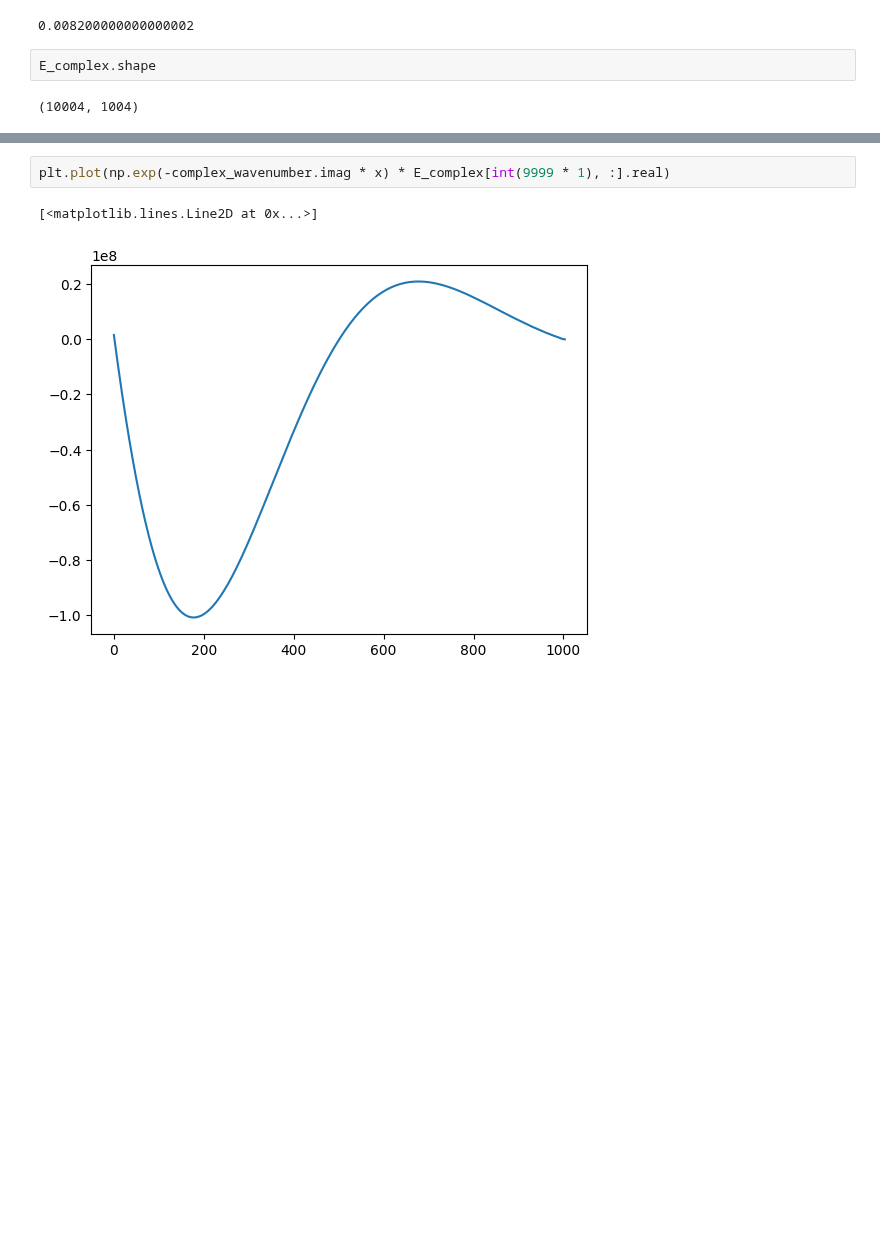
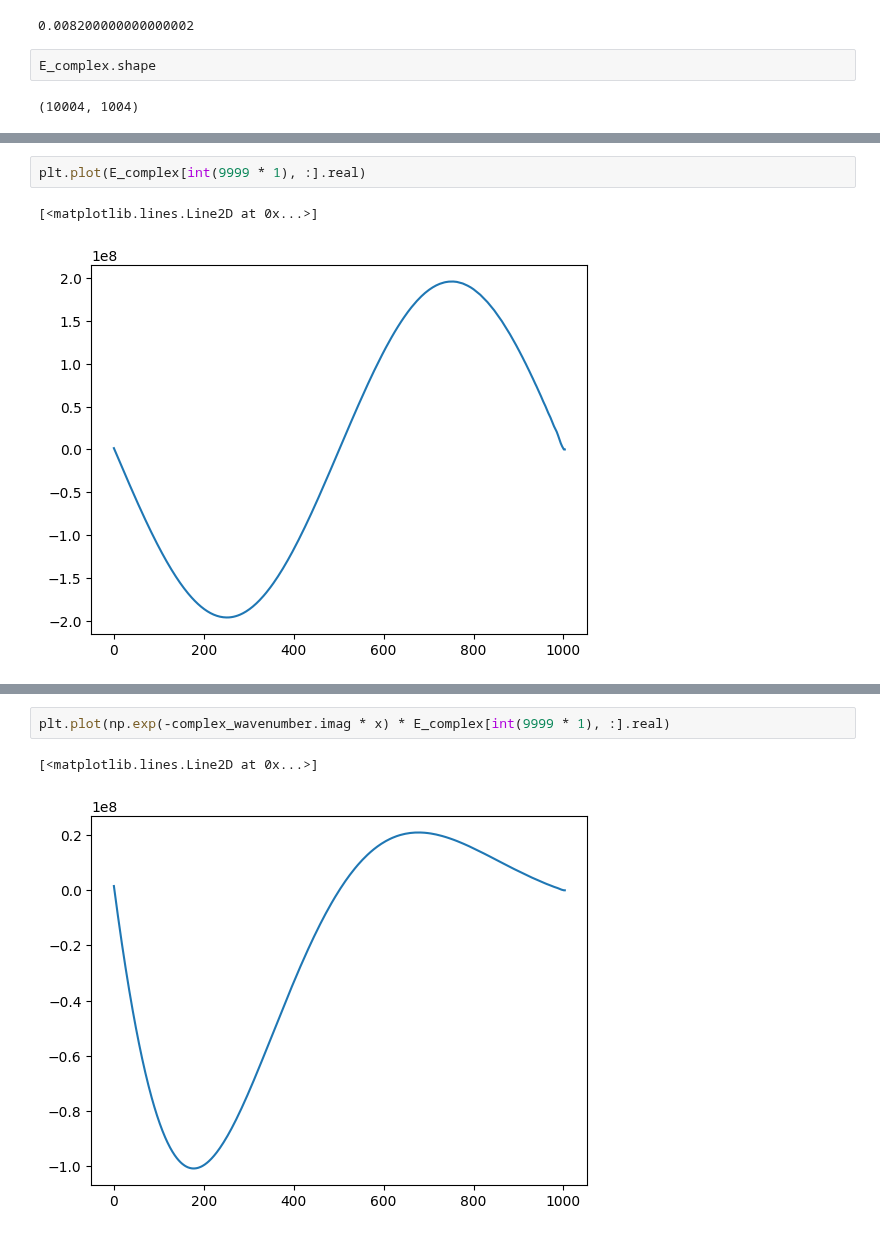
Before and after one commit to nickdavila/1D-Electromagnetic-Wave-Solver, a Jupyter notebook: Code/finite_difference_schemes.ipynb, the cells around one changed output, grey strips where cells are left out. Saved outputs shown, nothing was run; the diff lists cells and outputs as text; blank space fills up the shorter version.

```diff
--- a/Code/finite_difference_schemes.ipynb
+++ b/Code/finite_difference_schemes.ipynb
@@ -422,0 +404,5 @@ E_complex.shape
+# %%
+plt.plot(E_complex[int(9999 * 1), :].real)
+# %% [output]
+[<matplotlib.lines.Line2D at 0x...>]
+[figure, added]
```
Also changed, not shown: parts of 18 cells of this notebook.
